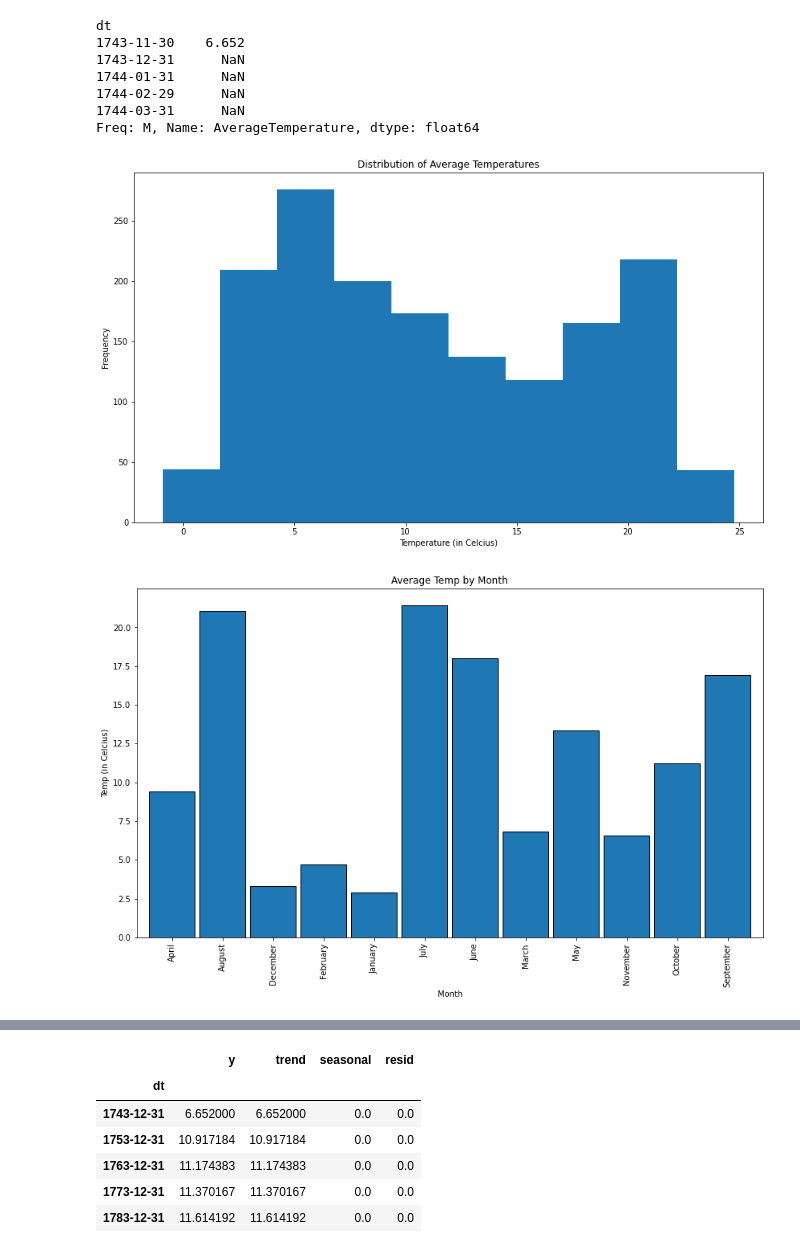
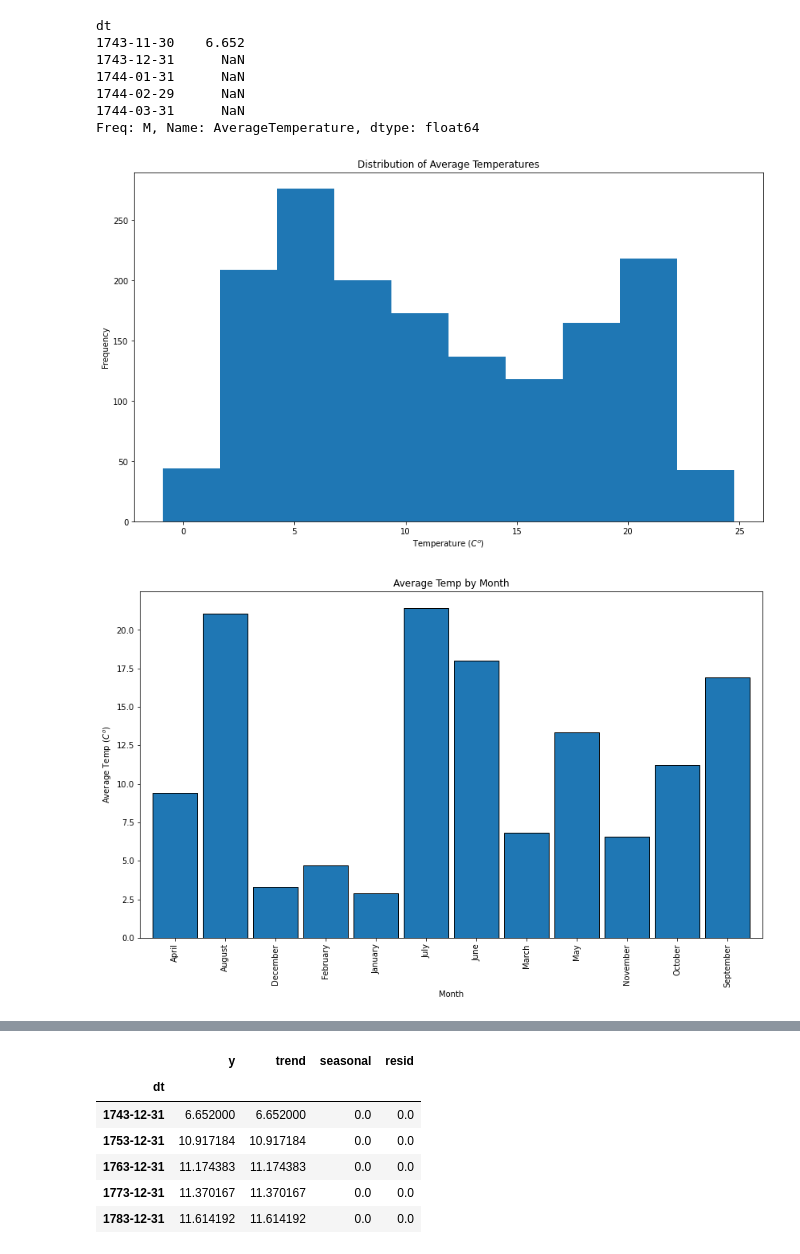
Before and after one commit to natasharivers/time-series-exercises, a Jupyter notebook: Time Series Project.ipynb, the cells around one changed output, grey strips where cells are left out. Cells and saved outputs as stored; diff of their text form; code cells hidden in the pictures.

```diff
--- a/Time Series Project.ipynb
+++ b/Time Series Project.ipynb
@@ -312,21 +313,21 @@ Freq: M, Name: AverageTemperature, dtype: float64
 # %%
 #plot distribution of target variable
 plt.figure(figsize=(14, 8))
 y.plot.hist()
 plt.title('Distribution of Average Temperatures')
-plt.xlabel('Temperature (in Celcius)')
+plt.xlabel('Temperature ($C^o$)')
 None
 # %% [output]
-[figure, old version]
+[figure, new version]
 # %%
 #graph average monthly temperature
 plt.figure(figsize=(14, 8))
 ax = y.groupby(y.index.month_name()).mean().plot.bar(width=.9, ec='black')
 plt.xticks(rotation=90)
-ax.set(title='Average Temp by Month', xlabel='Month', ylabel='Temp (in Celcius)')
+ax.set(title='Average Temp by Month', xlabel='Month', ylabel='Average Temp ($C^o$)')
 None
 # %% [output]
-[figure, old version]
+[figure, new version]
 # %%
 #look at temp over time, monthly/yearly
 plt.figure(figsize=(14, 8))
```
Also changed, not shown: parts of 6 cells of this notebook.
